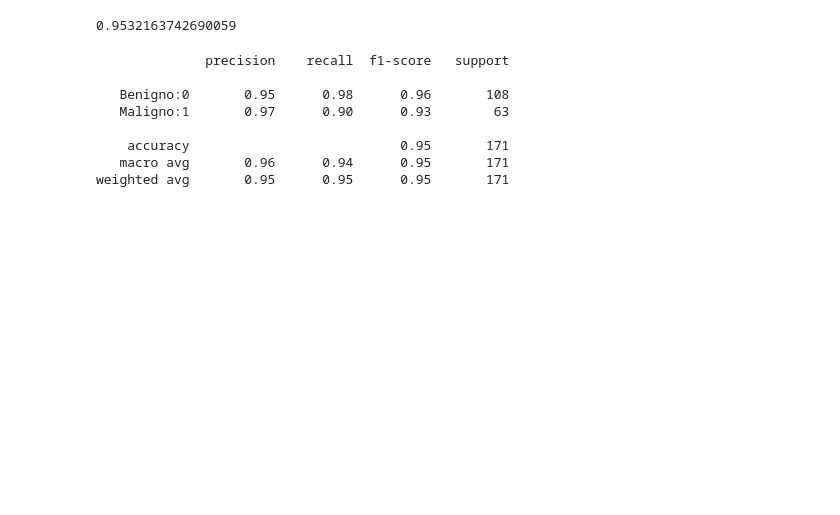
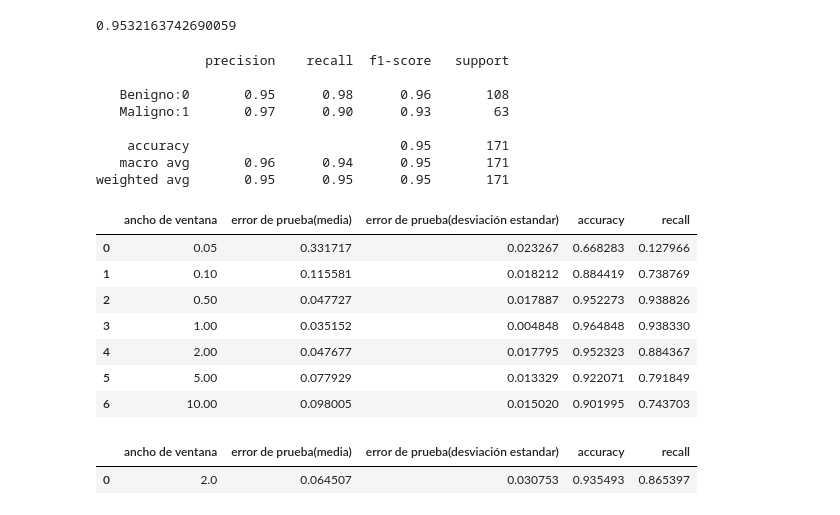
Before and after one commit to FelipeTriana/BreastCancerWisconsin, a Jupyter notebook: BreastCancerWisconsin.ipynb, the cells around one changed output. Cells and saved outputs as stored; diff of their text form; code cells hidden in the pictures; blank space fills up the shorter version.

```diff
--- a/BreastCancerWisconsin.ipynb
+++ b/BreastCancerWisconsin.ipynb
@@ -444,6 +443,16 @@ def kernel_gaussiano(x):
     retorna: el valor de de kernel gaussiano
     """
     return np.exp((-0.5)*x**2)
+
+def ErrorClas(Y_lest, Y):
+    """funcion que calcula el error de clasificación
+    Y_lest: numpy array con la estimaciones de etiqueta
+    Y: etiquetas reales
+    retorna: error de clasificación (int)
+    """
+    error = 1 - np.sum(Y_lest == Y)/len(Y)
+
+    return error
 
 def ParzenWindow(x,Data,h):
     """"ventana de parzen
@@ -522,3 +528,51 @@ print( classification_report( Ytest, modelPredictionPz, target_names=target_name
     accuracy                           0.95       171
    macro avg       0.96      0.94      0.95       171
 weighted avg       0.95      0.95      0.95       171
+# %%
+def modelEvaluatorParzen (X_Train, Y_Train, hs):
+
+    skf = KFold(n_splits=4)
+    resultados = pd.DataFrame()
+    idx = 0
+
+    for h in hs:
+        error_temp = []
+        accuracyV = []
+        recallV = []
+        for train, test in skf.split(X_Train, Y_Train):
+
+            X_train, Y_train = X_Train[train], Y_Train[train]
+            X_test, Y_test = X_Train[test], Y_Train[test]
+
+            Yest, probabilidades = parzenClass(X_train,Y_train,X_test,h)
+            errorTest = ErrorClas(Yest,Y_test)
+            error_temp.append(errorTest)
+            accuracyV.append(accuracy_score( Y_test, Yest))
+            recallV.append(recall_score(Y_test, Yest))
+
+        resultados.loc[idx,'ancho de ventana'] = h
+        resultados.loc[idx,'error de prueba(media)'] = np.mean(error_temp)
+        resultados.loc[idx,'error de prueba(desviación estandar)'] = np.std(error_temp)
+        resultados.loc[idx,'accuracy'] = np.mean(accuracyV)
+        resultados.loc[idx,'recall'] = np.mean(recallV)
+        idx+=1
+    return (resultados)
+# %%
+hs = [0.05, 0.1, 0.5, 1, 2, 5, 10]
+predictions_parzen = modelEvaluatorParzen(Xtrain,Ytrain, hs)
+predictions_parzen
+# %% [output]
+|  | ancho de ventana | error de prueba(media) | error de prueba(desviación estandar) | accuracy | recall |
+| 0 | 0.05 | 0.331717 | 0.023267 | 0.668283 | 0.127966 |
+| 1 | 0.10 | 0.115581 | 0.018212 | 0.884419 | 0.738769 |
+| 2 | 0.50 | 0.047727 | 0.017887 | 0.952273 | 0.938826 |
+| 3 | 1.00 | 0.035152 | 0.004848 | 0.964848 | 0.938330 |
+| 4 | 2.00 | 0.047677 | 0.017795 | 0.952323 | 0.884367 |
+| 5 | 5.00 | 0.077929 | 0.013329 | 0.922071 | 0.791849 |
+| 6 | 10.00 | 0.098005 | 0.015020 | 0.901995 | 0.743703 |
+# %%
+predictions_parzen = modelEvaluatorParzen(Xtest,Ytest, [2])
+predictions_parzen
+# %% [output]
+|  | ancho de ventana | error de prueba(media) | error de prueba(desviación estandar) | accuracy | recall |
+| 0 | 2.0 | 0.064507 | 0.030753 | 0.935493 | 0.865397 |
```
Also changed, not shown: parts of 6 cells of this notebook.
